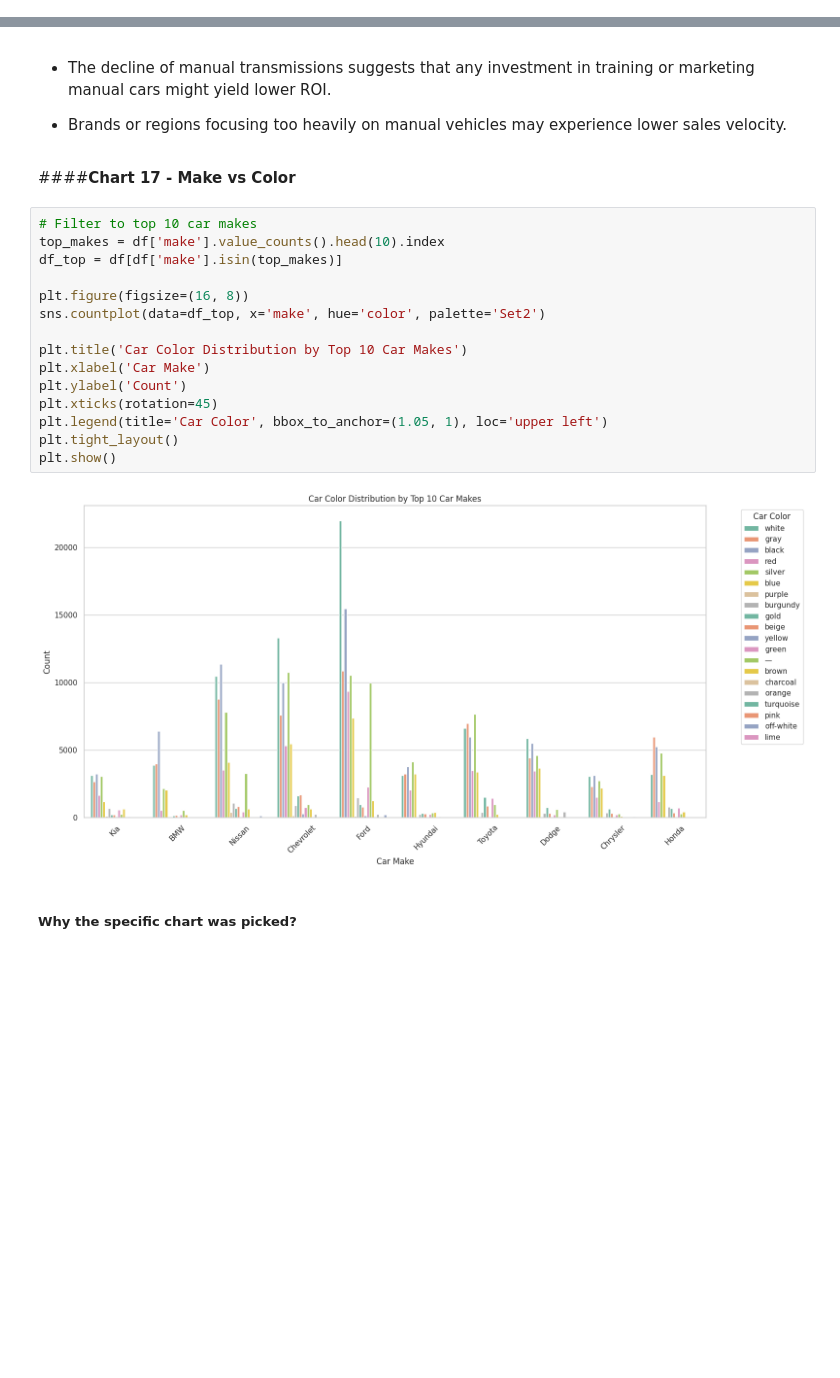
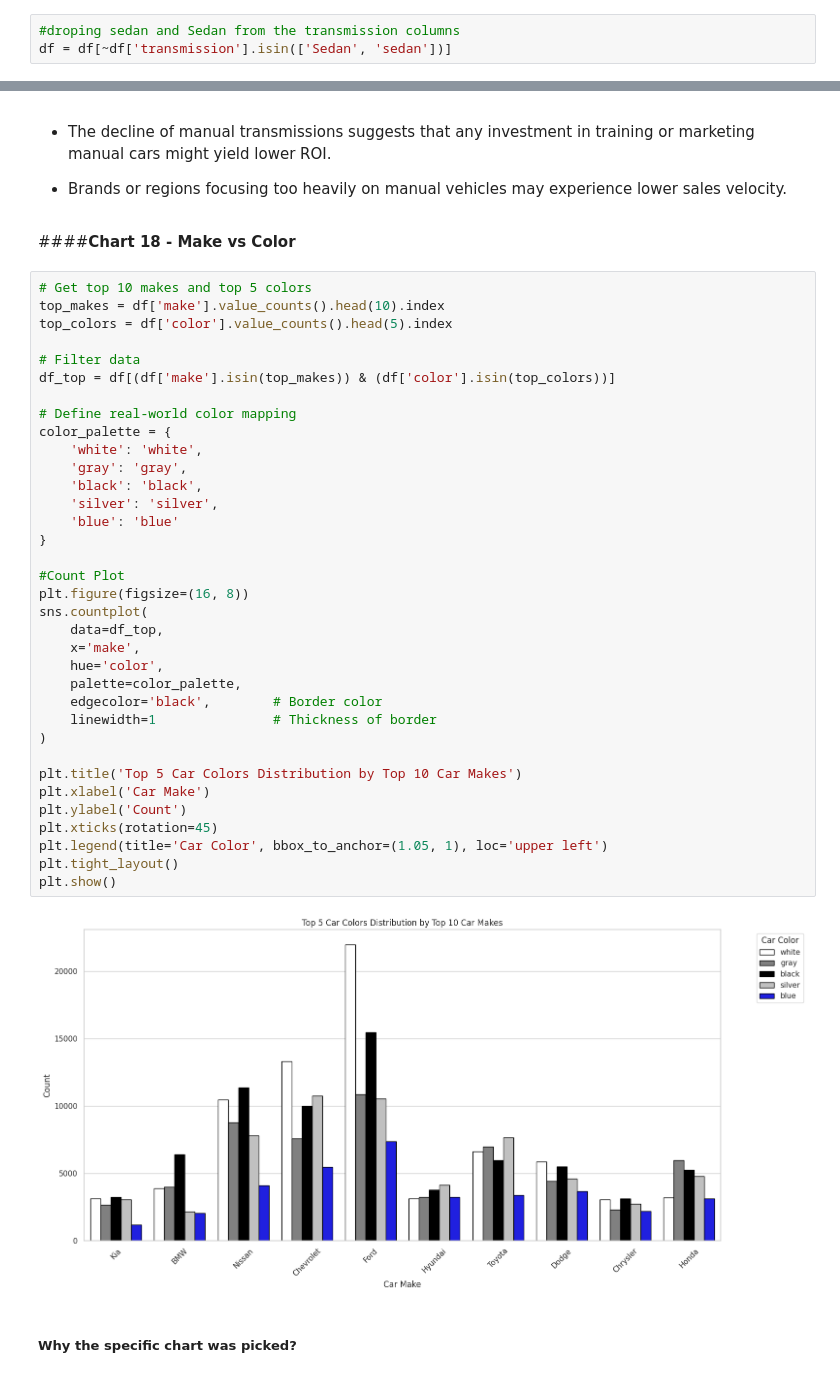
Before and after one commit to Sagarjain93/car_prices, a Jupyter notebook: car_prices.ipynb, the cells around one changed output, grey strips where cells are left out. Saved outputs shown, nothing was run; the diff lists cells and outputs as text; blank space fills up the shorter version.

```diff
--- a/car_prices.ipynb
+++ b/car_prices.ipynb
@@ -604,0 +601,3 @@ Yes:
+# %%
+#droping sedan and Sedan from the transmission columns
+df = df[~df['transmission'].isin(['Sedan', 'sedan'])]
@@ -1242,23 +1246,43 @@ We used a countplot with make on the x-axis and transmission as hue to compare t
 
 *  Brands or regions focusing too heavily on manual vehicles may experience lower sales velocity.
 # %% [markdown]
-####**Chart 17 - Make vs Color**
+####**Chart 18 - Make vs Color**
 # %%
-# Filter to top 10 car makes
+# Get top 10 makes and top 5 colors
 top_makes = df['make'].value_counts().head(10).index
-df_top = df[df['make'].isin(top_makes)]
+top_colors = df['color'].value_counts().head(5).index
 
+# Filter data
+df_top = df[(df['make'].isin(top_makes)) & (df['color'].isin(top_colors))]
+
+# Define real-world color mapping
+color_palette = {
+    'white': 'white',
+    'gray': 'gray',
+    'black': 'black',
+    'silver': 'silver',
+    'blue': 'blue'
+}
+
+#Count Plot
 plt.figure(figsize=(16, 8))
-sns.countplot(data=df_top, x='make', hue='color', palette='Set2')
+sns.countplot(
+    data=df_top,
+    x='make',
+    hue='color',
+    palette=color_palette,
+    edgecolor='black',        # Border color
+    linewidth=1               # Thickness of border
+)
 
-plt.title('Car Color Distribution by Top 10 Car Makes')
+plt.title('Top 5 Car Colors Distribution by Top 10 Car Makes')
 plt.xlabel('Car Make')
 plt.ylabel('Count')
 plt.xticks(rotation=45)
 plt.legend(title='Car Color', bbox_to_anchor=(1.05, 1), loc='upper left')
 plt.tight_layout()
 plt.show()
 # %% [output]
-[figure, old version]
+[figure, new version]
 # %% [markdown]
 ##### **Why the specific chart was picked?**
```
Also changed, not shown: parts of 130 cells of this notebook.
